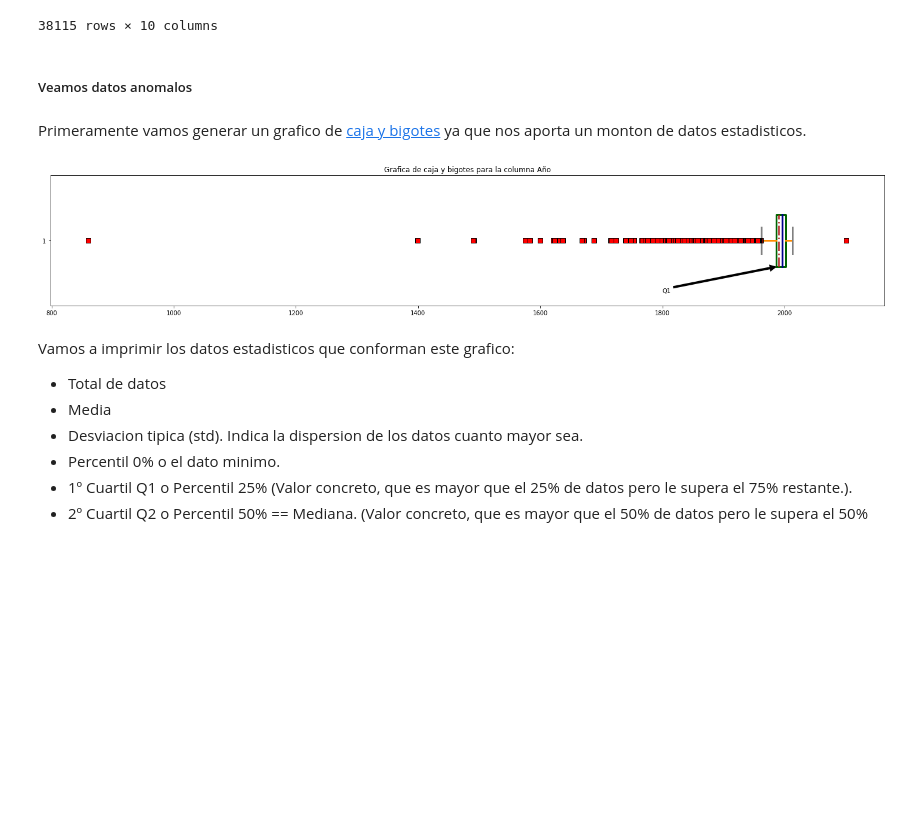
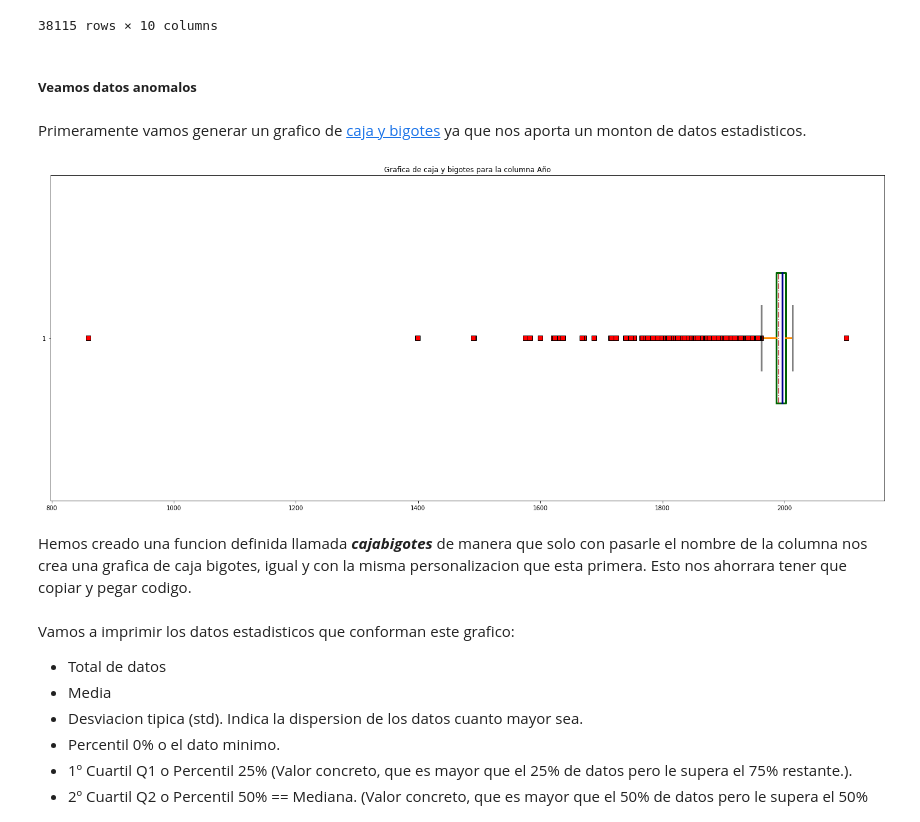
Before and after one commit to gbullido/Analisis-sobre-Dataset-Meteorite-Landings, a Jupyter notebook: Analisis_sobre_Dataset_de_meteoritos.ipynb, the cells around one changed output. Drawn from its saved outputs; the diff is of its cells as text; code cells hidden in the pictures; blank space fills up the shorter version.

```diff
--- a/Analisis_sobre_Dataset_de_meteoritos.ipynb
+++ b/Analisis_sobre_Dataset_de_meteoritos.ipynb
@@ -473,34 +473,30 @@ Warning: total number of rows (38115) exceeds max_rows (1000). Limiting to first
 | 45715 | Zulu Queen | 30414 | Valid | L3.7 | 200.0 | Found | 1976 | 33.98333 | ... |
 38115 rows × 10 columns
 # %% [markdown]
-##### Veamos datos anomalos
+##### **Veamos datos anomalos**
 # %% [markdown]
 Primeramente vamos generar un grafico de [caja y bigotes](https://es.wikipedia.org/wiki/Diagrama_de_caja) ya que nos aporta un monton de datos estadisticos.
 # %%
+def cajaBigotes(columna):
 #Estilos y colores
-flierpropsStyle = dict(marker='s', markerfacecolor='r', markersize=8, markeredgecolor='black') #estilo para los datos atipicos
-meanspropsStyle = dict(linestyle='-.', linewidth=2.5, color='firebrick') #estilo media
-medianpropsStyle = dict(linestyle='-', linewidth=3, color='DarkBlue') #estilo mediana
-boxpropsStyle = dict(linestyle='-', linewidth=3, color='DarkGreen') #estilo caja
-whiskerpropsStyle = dict(linestyle='-', linewidth=3, color='DarkOrange') #estilo bigotes
-cappropsStyle = dict(linestyle='-', linewidth=3, color='Gray') #estilo de las caps
+  flierpropsStyle = dict(marker='s', markerfacecolor='r', markersize=8, markeredgecolor='black') #estilo para los datos atipicos
+  meanspropsStyle = dict(linestyle='-.', linewidth=1.5, color='firebrick') #estilo media
+  medianpropsStyle = dict(linestyle='-', linewidth=3, color='DarkBlue') #estilo mediana
+  boxpropsStyle = dict(linestyle='-', linewidth=3, color='DarkGreen') #estilo caja
+  whiskerpropsStyle = dict(linestyle='-', linewidth=3, color='DarkOrange') #estilo bigotes
+  cappropsStyle = dict(linestyle='-', linewidth=3, color='Gray') #estilo de las caps
 
 #Creacion de grafica
-fig1, ax1 = plt.subplots(figsize = (25,4))
-ax1.set_title('Grafica de caja y bigotes para la columna Año')
-ax1.boxplot(df_Meteoritos['Año'], vert=False, widths=0.4,meanline=True, showmeans=True,boxprops=boxpropsStyle, flierprops=flierpropsStyle, meanprops=meanspropsStyle, medianprops=medianpropsStyle, whiskerprops=whiskerpropsStyle, capprops=cappropsStyle)
-
-#Añadir texto
-  #Añadir Q1
-ax1.annotate('Q1', xy=(1989,0.80), xytext=(1800,0.6), arrowprops=dict(facecolor='black', shrink=0.01,linewidth=0.001))
-  #Añadir Q2
-
-  #Añadir Q3
-
-
+  fig1, ax1 = plt.subplots(figsize = (25,10))
+  ax1.set_title('Grafica de caja y bigotes para la columna '+columna)
+  ax1.boxplot(df_Meteoritos[columna], vert=False, widths=0.4,meanline=True, showmeans=True,boxprops=boxpropsStyle, flierprops=flierpropsStyle, meanprops=meanspropsStyle, medianprops=medianpropsStyle, whiskerprops=whiskerpropsStyle, capprops=cappropsStyle)
+  return ax1;
+cajaBigotes('Año')
 fig1.show()
 # %% [output]
-[figure, old version]
+[figure, new version]
+# %% [markdown]
+Hemos creado una funcion definida llamada ***cajabigotes*** de manera que solo con pasarle el nombre de la columna nos crea una grafica de caja bigotes, igual y con la misma personalizacion que esta primera. Esto nos ahorrara tener que copiar y pegar codigo.
 # %% [markdown]
 Vamos a imprimir los datos estadisticos que conforman este grafico:
 
```
Also changed, not shown: parts of 15 cells of this notebook.
